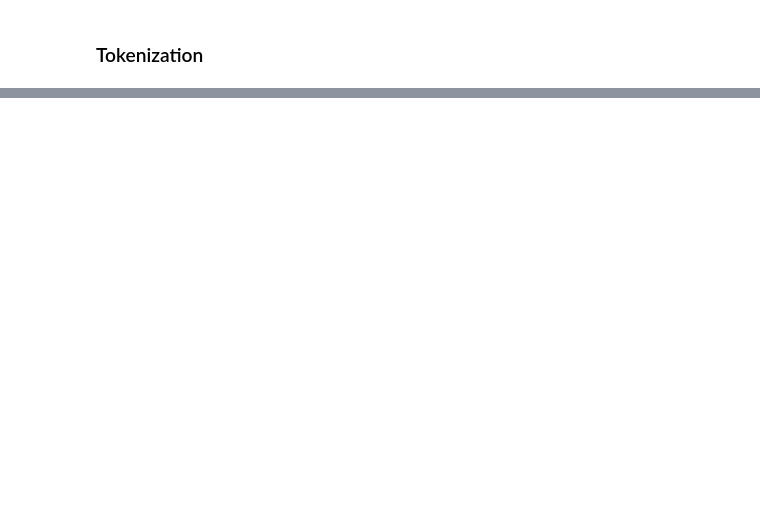
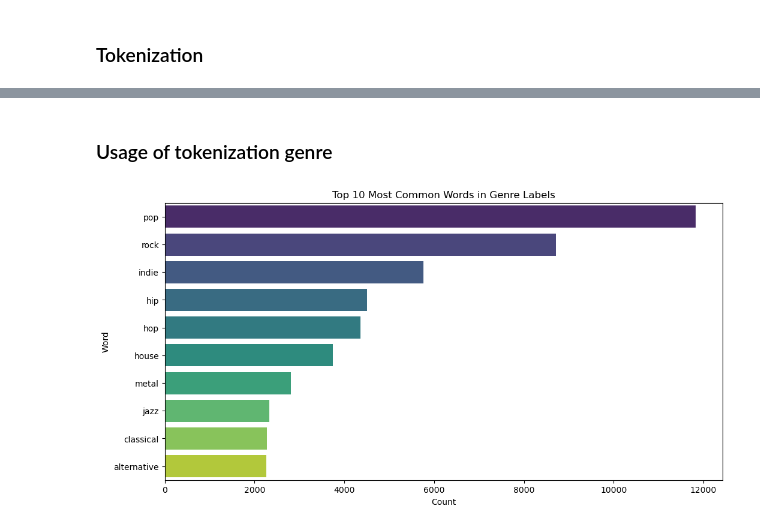
Before and after one commit to merve017/spotify_nlp, a Jupyter notebook: Preprocessing_Genre.ipynb, the cells around one changed output, grey strips where cells are left out. Drawn from its saved outputs; the diff is of its cells as text; code cells hidden in the pictures; blank space fills up the shorter version.

```diff
--- a/Preprocessing_Genre.ipynb
+++ b/Preprocessing_Genre.ipynb
@@ -136,0 +266,37 @@ df_artists.head(5)
+# %% [markdown]
+### Usage of tokenization genre
+# %%
+import pandas as pd
+import numpy as np
+import nltk
+from nltk.tokenize import word_tokenize
+import seaborn as sns
+import matplotlib.pyplot as plt
+
+# Ensure you have the necessary nltk data
+# nltk.download('punkt')
+
+# Example tokenization - this will result in a new column with tokenized genres
+df_artists['tokenized_genres'] = df_artists['cleaned_genres'].apply(lambda x: [word_tokenize(genre) for genre in x])
+
+# Flatten the lists to analyze word frequencies
+all_genre_words = [word for sublist in df_artists['tokenized_genres'] for subsublist in sublist for word in subsublist]
+
+# Obtain unique words and their counts
+unique_words, word_counts = np.unique(all_genre_words, return_counts=True)
+
+# Optionally, create a DataFrame for better visualization
+df_word_counts = pd.DataFrame({
+    'word': unique_words,
+    'count': word_counts
+}).sort_values(by='count', ascending=False)
+
+# Visualize the top 10 most common words in genre labels
+plt.figure(figsize=(12, 6))
+sns.barplot(x='count', y='word', data=df_word_counts.head(10), palette='viridis')
+plt.title('Top 10 Most Common Words in Genre Labels')
+plt.xlabel('Count')
+plt.ylabel('Word')
+plt.show()
+# %% [output]
+[figure, added]
```
Also changed, not shown: parts of 23 cells of this notebook.
